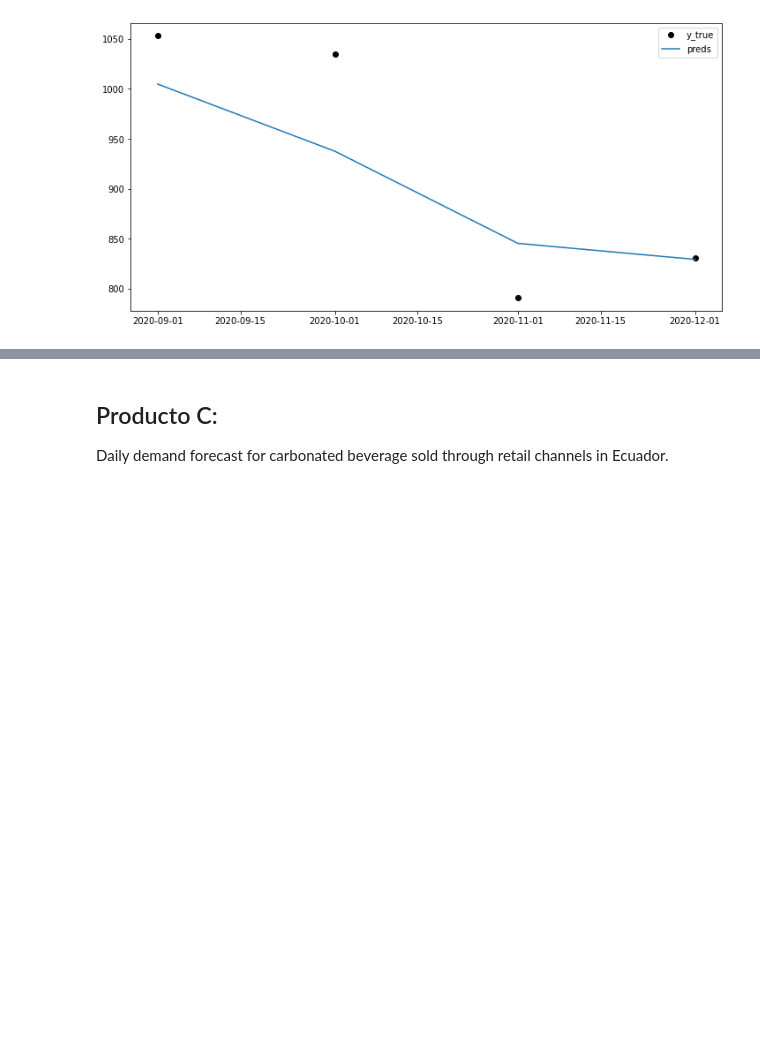
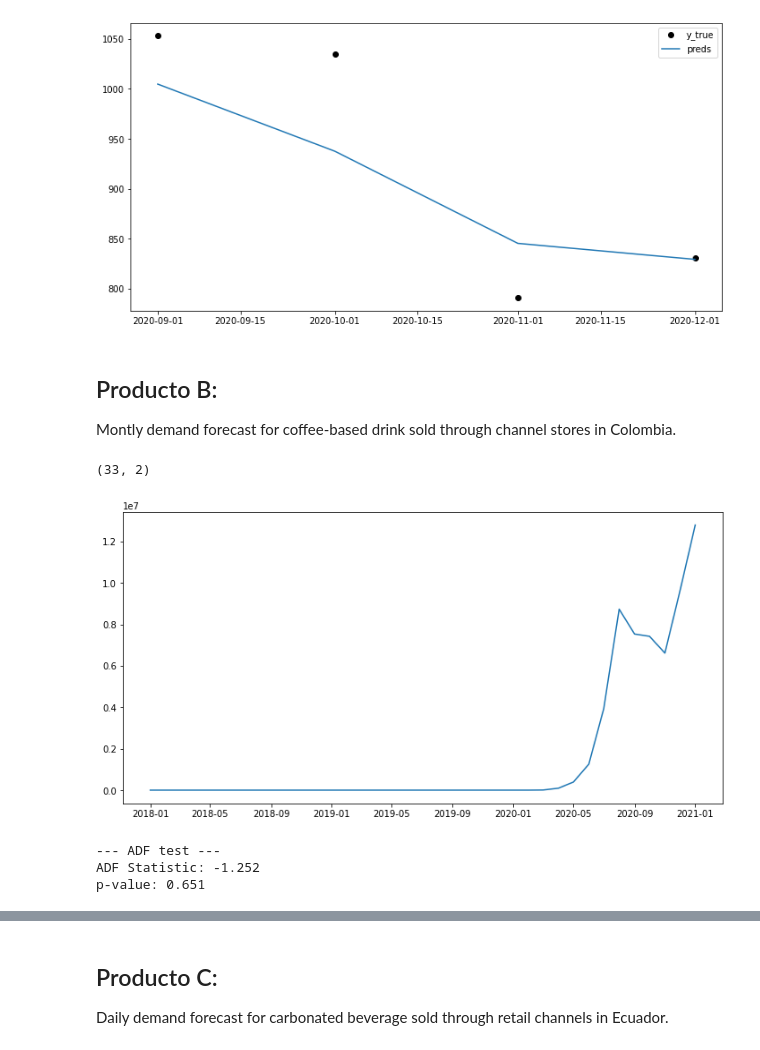
Before and after one commit to paolorossig/black-andes-test, a Jupyter notebook: problem02.ipynb, the cells around one changed output, grey strips where cells are left out. Drawn from its saved outputs; the diff is of its cells as text; code cells hidden in the pictures; blank space fills up the shorter version.

```diff
--- a/problem02.ipynb
+++ b/problem02.ipynb
@@ -203,3 +215,52 @@ plot_predictions(y_test, preds)
 RMSE: 60.75
 MAPE: 5.27%
 [figure]
+# %% [markdown]
+## Producto B:
+Montly demand forecast for coffee-based drink sold through channel stores in Colombia.
+# %%
+df = get_data("data/producto_B.csv")
+df.shape
+# %% [output]
+(33, 2)
+# %%
+N_TEST = 2
+N_FORECAST = 4
+df.set_index("ds", inplace=True)
+y_train, y_test = df["y"][:-N_TEST], df["y"][-N_TEST:]
+# %%
+# In this time, I recolect the data of confirmed new cases of COVID-19 in Colombia
+# but it didn't work well because its trend is increasing exponentially
+# so I decided to use it with another variable, a flag for the first 3 months,
+# when almost all supply chains were disrupted
+from deeplearning import scale_data
+
+new_cases = get_covid_data("Colombia", start=df.index.min(), end="2021-01-01")
+
+# Scale the data to be between 0 and 1 to have a better fit with the model
+new_cases_scaled, scaler = scale_data([new_cases.new_cases.to_numpy().reshape(-1, 1)], "minmax")
+new_cases.new_cases = new_cases_scaled[0]
+
+covid_first_months = pd.DataFrame(
+    {
+        "ds": pd.date_range(start=df.index.min(), end="2021-01-01", freq="MS"),
+        "covid_fm": np.concatenate(
+            [np.zeros(len(df) - 6), np.ones(3), np.zeros(7)]
+        ).astype(int),
+    }
+).set_index("ds")
+
+exog_vars = pd.concat([covid_first_months, new_cases], axis=1)
+
+exog_train = prepare_exog(exog_vars[:-(N_TEST + N_FORECAST)])
+exog_test = prepare_exog(exog_vars[-(N_TEST + N_FORECAST):-N_FORECAST])
+exog_forecast = prepare_exog(exog_vars[-N_FORECAST:])
+exog_vars = prepare_exog(exog_vars[:-N_FORECAST])
+# %% [output]
+[figure, added]
+# %%
+print_adf_test(y_train[1:])
+# %% [output]
+--- ADF test ---
+ADF Statistic: -1.252
+p-value: 0.651
```
Also changed, not shown: parts of 28 cells of this notebook, 2 other files.
